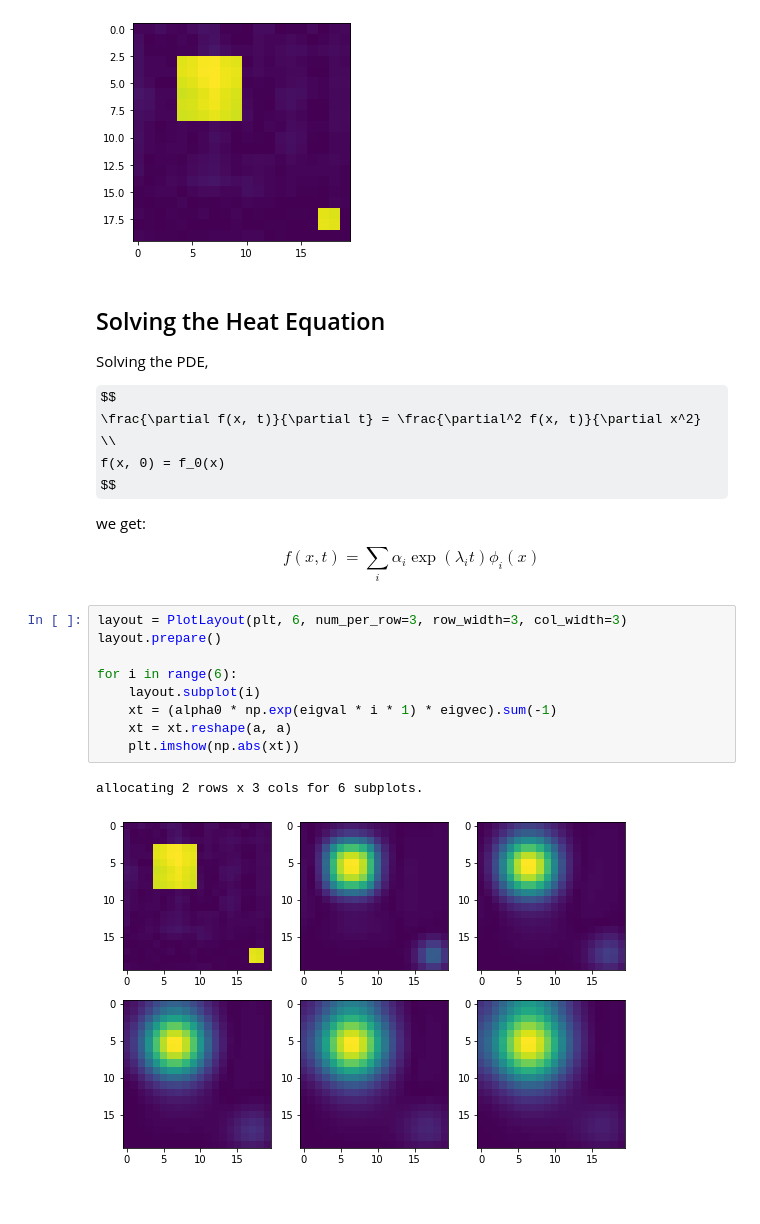
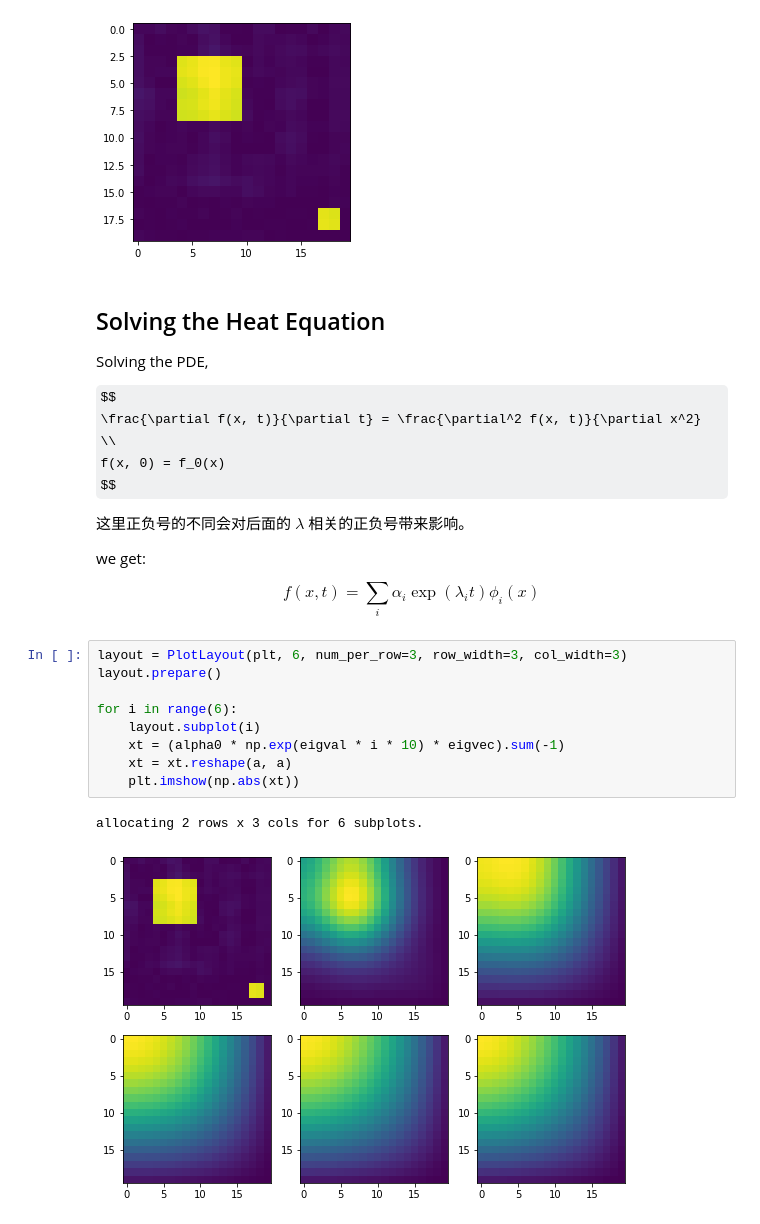
Before and after one commit to dugu9sword/mlvis, a Jupyter notebook: heat_kernel_signature.ipynb, the cells around one changed output. Saved outputs shown, nothing was run; the diff lists cells and outputs as text; some formulas as TeX source.

```diff
--- a/heat_kernel_signature.ipynb
+++ b/heat_kernel_signature.ipynb
@@ -82,6 +82,8 @@ $$
 f(x, 0) = f_0(x)
 $$
 
+这里正负号的不同会对后面的 $\lambda$ 相关的正负号带来影响。
+
 we get:
 
 $$
@@ -90,15 +92,15 @@ $$
 # %%
 layout = PlotLayout(plt, 6, num_per_row=3, row_width=3, col_width=3)
 layout.prepare()
 
 for i in range(6):
     layout.subplot(i)
-    xt = (alpha0 * np.exp(eigval * i * 1) * eigvec).sum(-1)
+    xt = (alpha0 * np.exp(eigval * i * 10) * eigvec).sum(-1)
     xt = xt.reshape(a, a)
     plt.imshow(np.abs(xt))
 # %% [output]
 allocating 2 rows x 3 cols for 6 subplots.
-[figure, old version]
+[figure, new version]
 # %% [markdown]
 ## Caculating the Heat Kernel
 
```
Also changed, not shown: parts of 2 cells of this notebook.
